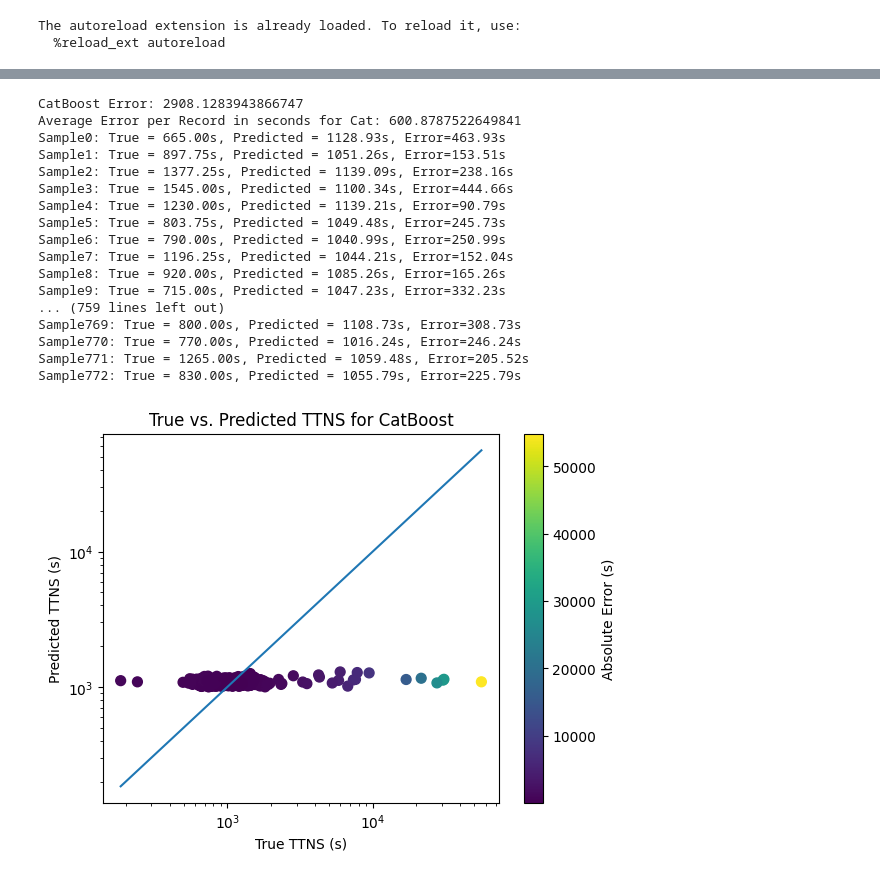
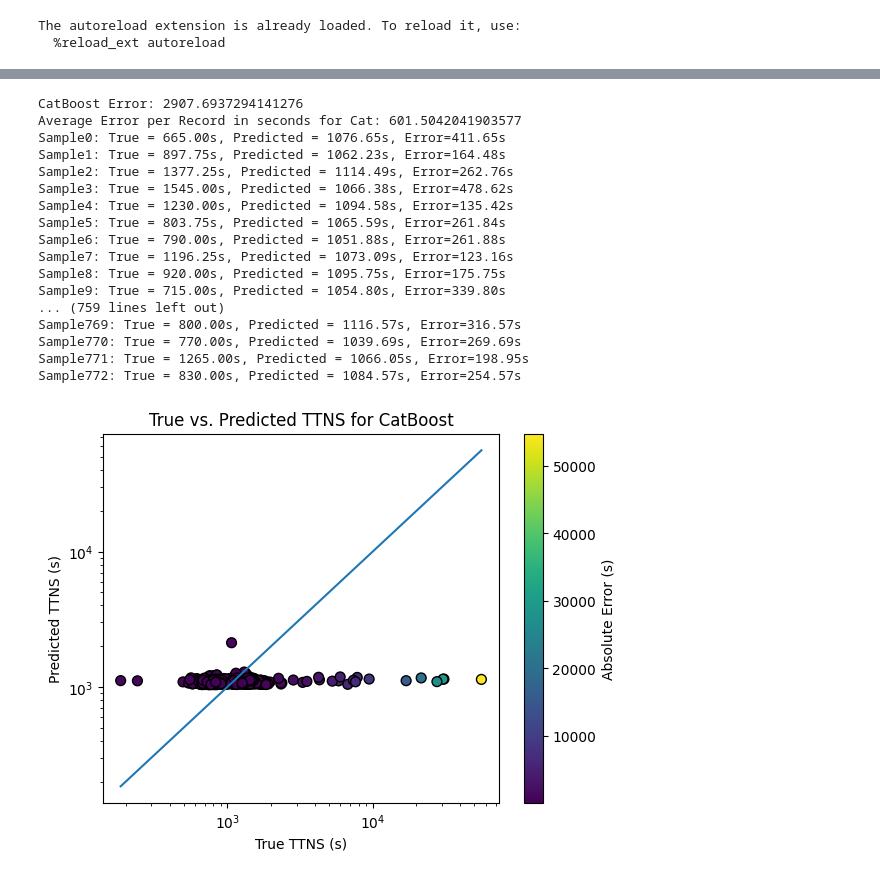
Before and after one commit to Icequake-QRC-Mines/Icequake-QRC-, a Jupyter notebook: Classical/CatBoost.ipynb, the cells around one changed output, grey strips where cells are left out. Cells and saved outputs as stored; diff of their text form; code cells hidden in the pictures.

```diff
--- a/Classical/CatBoost.ipynb
+++ b/Classical/CatBoost.ipynb
@@ -27,8 +27,8 @@ X_train_cat = X_train.copy()
 X_val_cat = X_val.copy()
 X_test_cat = X_test.copy()
 
-#cat_features = X_train_cat.select_dtypes(include=["object", "category"]).columns.tolist()
-cat_features = ["high_t_evt"]
+cat_features = X_train_cat.select_dtypes(include=["object", "category"]).columns.tolist()
+#cat_features = ["high_t_evt"]
 #Tuning CatBoost in Optuna using the same method as XGBoost
 def objective_cat(trial):
   CatBoost = CatBoostRegressor(
@@ -99,51 +99,51 @@ CatBoost_Prediction = CatBoost.predict(X_test_cat)
 CatBoost_RMSE = root_mean_squared_error(y_test, CatBoost_Prediction)
 CatBoost_Error = CatBoost_RMSE
 print("CatBoost Error:", CatBoost_Error)
 
 y_test_secs = y_test
 Cat_pred_secs = CatBoost_Prediction
 
 absolute_error_secs_Cat = np.abs(Cat_pred_secs - y_test_secs)
 
 #absoulte_error_cat = np.abs(10**CatBoost_Prediction - y_test)
 MAE_seconds = np.mean(absolute_error_secs_Cat)
 print("Average Error per Record in seconds for Cat:", MAE_seconds)
 
 
 #Calculating true value, predicted, and average error in terms of seconds for each event
 for i, (true, pred, abs_error) in enumerate(zip(y_test_secs, Cat_pred_secs, absolute_error_secs_Cat)):
   print(f"Sample{i}: True = {true:.2f}s, Predicted = {pred:.2f}s, Error={abs_error:.2f}s")
 
 # Scatter plot of predicted vs true
 plt.figure()
-plt.scatter(y_test_secs, Cat_pred_secs, c=absolute_error_secs_Cat, cmap='viridis', s=50)
+plt.scatter(y_test_secs, Cat_pred_secs, c=absolute_error_secs_Cat, cmap='viridis', s=50, edgecolors="black")
 plt.colorbar(label="Absolute Error (s)")
 plt.plot([min(y_test_secs), max(y_test_secs)], [min(y_test_secs), max(y_test_secs)])
 plt.xlabel("True TTNS (s)")
 plt.ylabel("Predicted TTNS (s)")
 plt.title("True vs. Predicted TTNS for CatBoost")
 plt.xscale('log')
 plt.yscale('log')
 plt.show()
 # %% [output]
-CatBoost Error: 2908.1283943866747
-Average Error per Record in seconds for Cat: 600.8787522649841
-Sample0: True = 665.00s, Predicted = 1128.93s, Error=463.93s
-Sample1: True = 897.75s, Predicted = 1051.26s, Error=153.51s
-Sample2: True = 1377.25s, Predicted = 1139.09s, Error=238.16s
-Sample3: True = 1545.00s, Predicted = 1100.34s, Error=444.66s
-Sample4: True = 1230.00s, Predicted = 1139.21s, Error=90.79s
-Sample5: True = 803.75s, Predicted = 1049.48s, Error=245.73s
-Sample6: True = 790.00s, Predicted = 1040.99s, Error=250.99s
-Sample7: True = 1196.25s, Predicted = 1044.21s, Error=152.04s
-Sample8: True = 920.00s, Predicted = 1085.26s, Error=165.26s
-Sample9: True = 715.00s, Predicted = 1047.23s, Error=332.23s
+CatBoost Error: 2907.6937294141276
+Average Error per Record in seconds for Cat: 601.5042041903577
+Sample0: True = 665.00s, Predicted = 1076.65s, Error=411.65s
+Sample1: True = 897.75s, Predicted = 1062.23s, Error=164.48s
+Sample2: True = 1377.25s, Predicted = 1114.49s, Error=262.76s
+Sample3: True = 1545.00s, Predicted = 1066.38s, Error=478.62s
+Sample4: True = 1230.00s, Predicted = 1094.58s, Error=135.42s
+Sample5: True = 803.75s, Predicted = 1065.59s, Error=261.84s
+Sample6: True = 790.00s, Predicted = 1051.88s, Error=261.88s
+Sample7: True = 1196.25s, Predicted = 1073.09s, Error=123.16s
+Sample8: True = 920.00s, Predicted = 1095.75s, Error=175.75s
+Sample9: True = 715.00s, Predicted = 1054.80s, Error=339.80s
 ... (759 lines left out)
-Sample769: True = 800.00s, Predicted = 1108.73s, Error=308.73s
-Sample770: True = 770.00s, Predicted = 1016.24s, Error=246.24s
-Sample771: True = 1265.00s, Predicted = 1059.48s, Error=205.52s
-Sample772: True = 830.00s, Predicted = 1055.79s, Error=225.79s
+Sample769: True = 800.00s, Predicted = 1116.57s, Error=316.57s
+Sample770: True = 770.00s, Predicted = 1039.69s, Error=269.69s
+Sample771: True = 1265.00s, Predicted = 1066.05s, Error=198.95s
+Sample772: True = 830.00s, Predicted = 1084.57s, Error=254.57s
-[figure, old version]
+[figure, new version]
 # %%
 # Driving parameters for Cat
 
```
Also changed, not shown: parts of 2 cells of this notebook, 3 other files.
